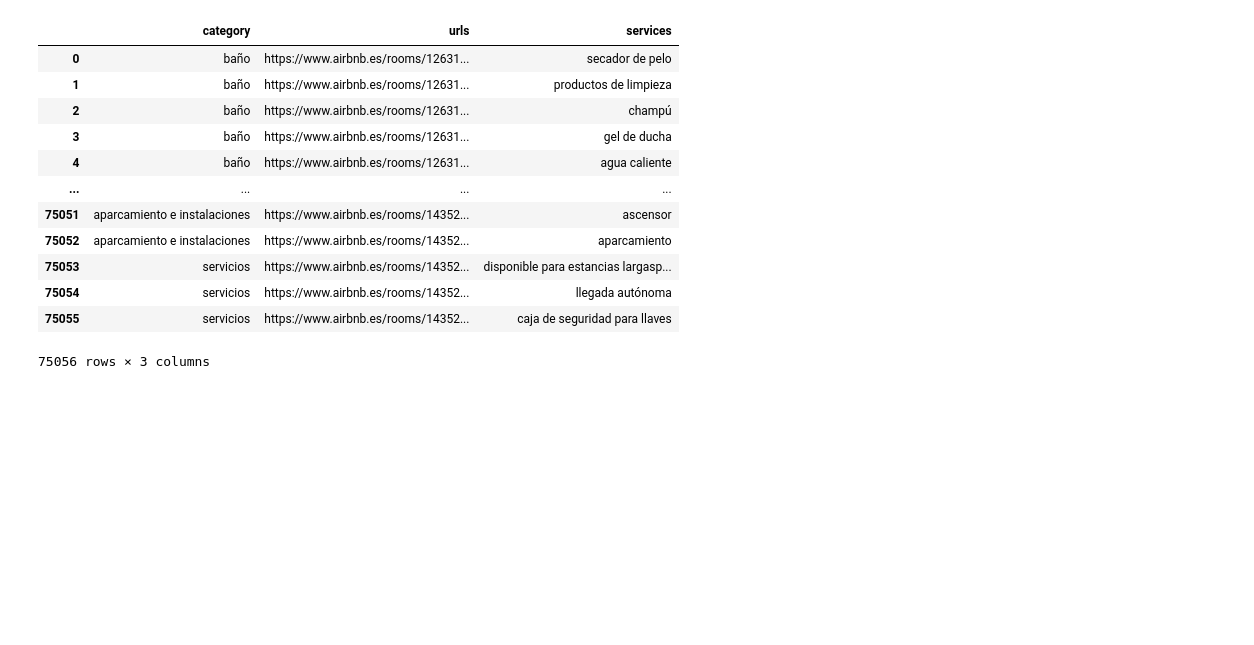
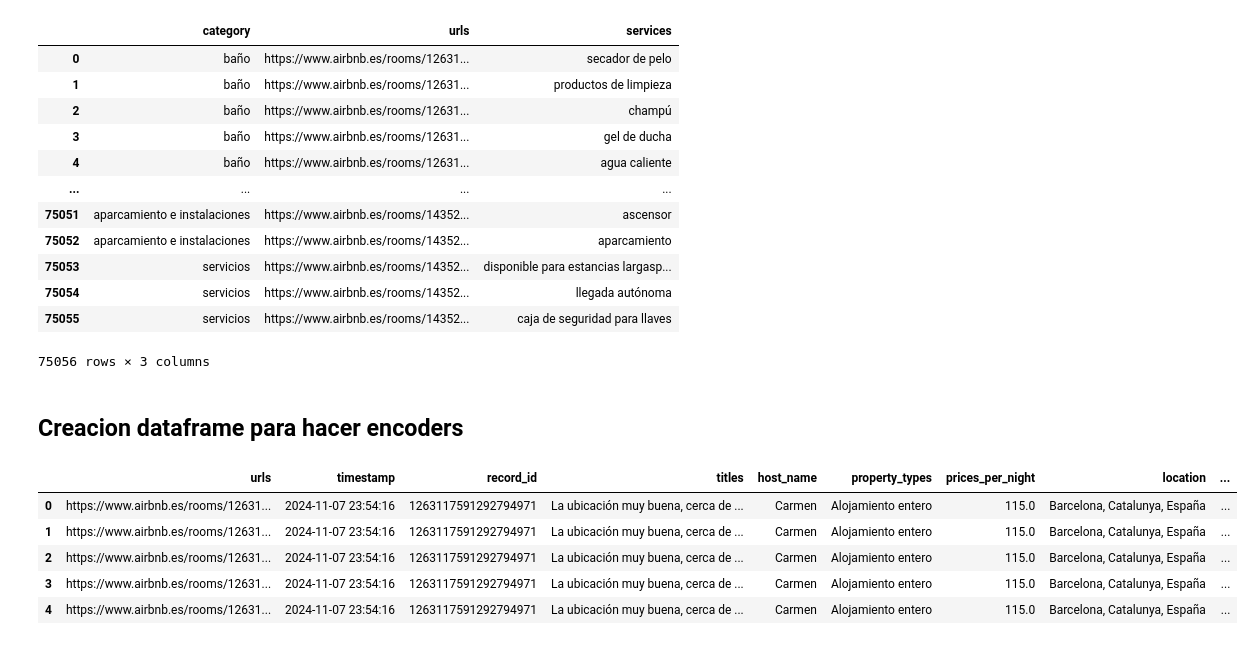
Before and after one commit to DiogoBernardoPT/Proyecto-Final-Bootcamp---Dream-Team, a Jupyter notebook: ETL - Fase 2 - Limpieza.ipynb, the cells around one changed output. Cells and saved outputs as stored; diff of their text form; code cells hidden in the pictures; blank space fills up the shorter version.

```diff
--- a/ETL - Fase 2 - Limpieza.ipynb
+++ b/ETL - Fase 2 - Limpieza.ipynb
@@ -709,3 +711,11 @@ df_servicios_cleaned
 75056 rows × 3 columns
 # %%
 df_servicios_cleaned.to_csv('data/df_servicios_final_cleaned.csv', index=False)
+# %% [markdown]
+## Creacion dataframe para hacer encoders
+# %%
+df1 = pd.read_csv('data/df_final_cleaned.csv')
+df2 = pd.read_csv('data/df_servicios_final_cleaned.csv')
+# %%
+# Hacemos merge del df de la habitacion con el de servicios
+df3 = pd.merge(left = df1, right = df2,how = 'inner',on = "urls")
@@ -711,0 +728,11 @@ df_servicios_cleaned.to_csv('data/df_servicios_final_cleaned.csv', index=False)
+# %%
+# Hacemos merge del df de la habitacion con el de servicios
+df_encoders = pd.merge(left = df1, right = df4,how = 'inner',on = "urls")
+df_encoders.head()
+# %% [output]
+|  | urls | timestamp | record_id | titles | host_name | property_types | prices_per_night | location | ... |
+| 0 | https://www.airbnb.es/rooms/12631... | 2024-11-07 23:54:16 | 1263117591292794971 | La ubicación muy buena, cerca de ... | Carmen | Alojamiento entero | 115.0 | Barcelona, Catalunya, España | ... |
+| 1 | https://www.airbnb.es/rooms/12631... | 2024-11-07 23:54:16 | 1263117591292794971 | La ubicación muy buena, cerca de ... | Carmen | Alojamiento entero | 115.0 | Barcelona, Catalunya, España | ... |
+| 2 | https://www.airbnb.es/rooms/12631... | 2024-11-07 23:54:16 | 1263117591292794971 | La ubicación muy buena, cerca de ... | Carmen | Alojamiento entero | 115.0 | Barcelona, Catalunya, España | ... |
+| 3 | https://www.airbnb.es/rooms/12631... | 2024-11-07 23:54:16 | 1263117591292794971 | La ubicación muy buena, cerca de ... | Carmen | Alojamiento entero | 115.0 | Barcelona, Catalunya, España | ... |
+| 4 | https://www.airbnb.es/rooms/12631... | 2024-11-07 23:54:16 | 1263117591292794971 | La ubicación muy buena, cerca de ... | Carmen | Alojamiento entero | 115.0 | Barcelona, Catalunya, España | ... |
```
Also changed, not shown: parts of 8 cells of this notebook, 2 other files.
